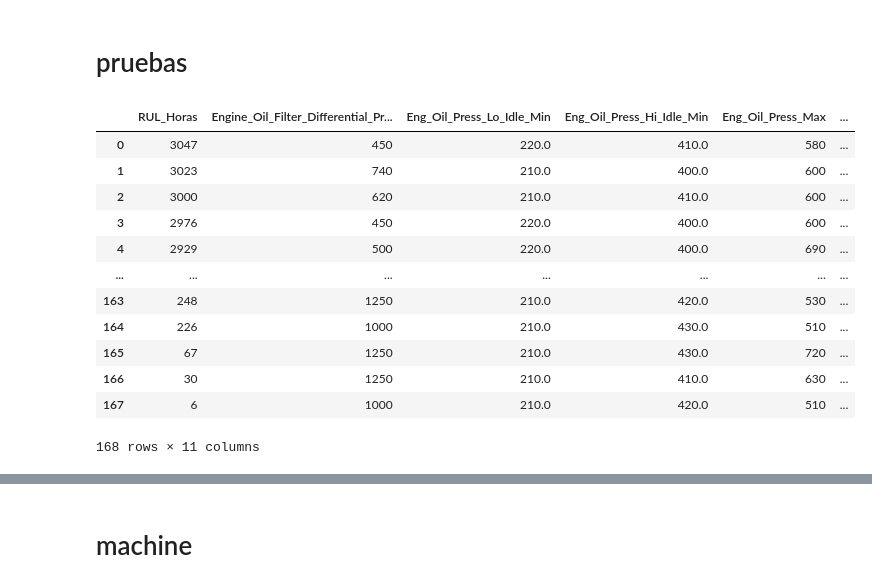
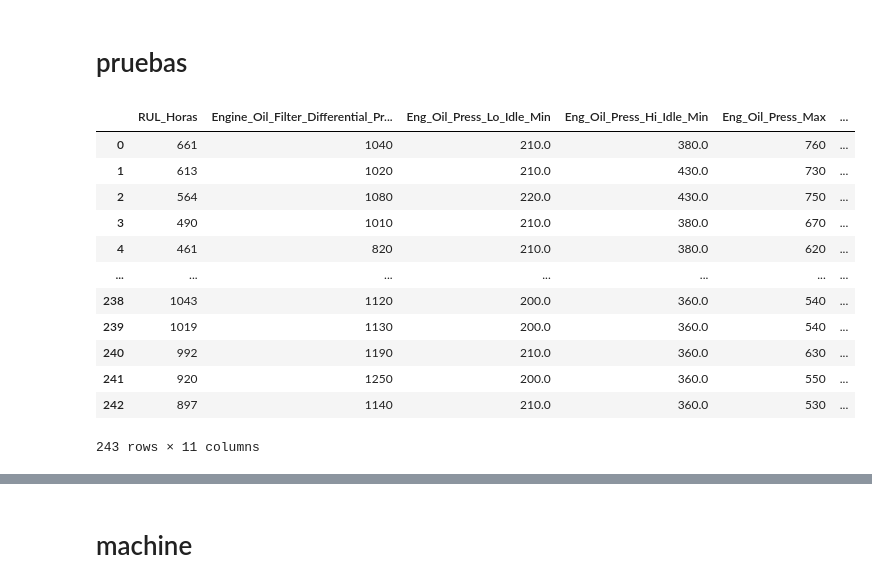
Before and after one commit to ETorresSacha/Prediccion-RULL, a Jupyter notebook: analisis_datos_reto.ipynb, the cells around one changed output, grey strips where cells are left out. Saved outputs shown, nothing was run; the diff lists cells and outputs as text; code cells hidden in the pictures.

```diff
--- a/analisis_datos_reto.ipynb
+++ b/analisis_datos_reto.ipynb
@@ -113,28 +113,28 @@ importancess.head(20)
 # pruebas
 # %%
 # Seleccionamos el tipo de equipo
-data_C314 = data[data['equipment'] == 'C314']
+data_C332 = data[data['equipment'] == 'C332']
 # SERÁ ELIMNADO, SOLO ES PARA HACER LA PRUEBAS
-t=data_C314.copy()
+t=data_C332.copy()
 
 t = t.iloc[:,3:]
 # Reemplazar todos los NaN por 0
-t = t.fillna(0)
+#t = t.fillna(0)
 t = t[['RUL_Horas','Engine_Oil_Filter_Differential_Pressure','Eng_Oil_Press_Lo_Idle_Min','Eng_Oil_Press_Hi_Idle_Min',
                'Eng_Oil_Press_Max','Eng_Oil_Temp_Max','Engine_Coolant_Temp_Max',
                'Motor_A_Power_Max','Motor_B_Power_Max','DC_Power_Max','Ciclo']]
 t.reset_index(drop=True)
 # %% [output]
 |  | RUL_Horas | Engine_Oil_Filter_Differential_Pr... | Eng_Oil_Press_Lo_Idle_Min | Eng_Oil_Press_Hi_Idle_Min | Eng_Oil_Press_Max | ... |
-| 0 | 3047 | 450 | 220.0 | 410.0 | 580 | ... |
-| 1 | 3023 | 740 | 210.0 | 400.0 | 600 | ... |
-| 2 | 3000 | 620 | 210.0 | 410.0 | 600 | ... |
-| 3 | 2976 | 450 | 220.0 | 400.0 | 600 | ... |
-| 4 | 2929 | 500 | 220.0 | 400.0 | 690 | ... |
+| 0 | 661 | 1040 | 210.0 | 380.0 | 760 | ... |
+| 1 | 613 | 1020 | 210.0 | 430.0 | 730 | ... |
+| 2 | 564 | 1080 | 220.0 | 430.0 | 750 | ... |
+| 3 | 490 | 1010 | 210.0 | 380.0 | 670 | ... |
+| 4 | 461 | 820 | 210.0 | 380.0 | 620 | ... |
 | ... | ... | ... | ... | ... | ... | ... |
-| 163 | 248 | 1250 | 210.0 | 420.0 | 530 | ... |
-| 164 | 226 | 1000 | 210.0 | 430.0 | 510 | ... |
-| 165 | 67 | 1250 | 210.0 | 430.0 | 720 | ... |
-| 166 | 30 | 1250 | 210.0 | 410.0 | 630 | ... |
-| 167 | 6 | 1000 | 210.0 | 420.0 | 510 | ... |
+| 238 | 1043 | 1120 | 200.0 | 360.0 | 540 | ... |
+| 239 | 1019 | 1130 | 200.0 | 360.0 | 540 | ... |
+| 240 | 992 | 1190 | 210.0 | 360.0 | 630 | ... |
+| 241 | 920 | 1250 | 200.0 | 360.0 | 550 | ... |
+| 242 | 897 | 1140 | 210.0 | 360.0 | 530 | ... |
-168 rows × 11 columns
+243 rows × 11 columns
```
Also changed, not shown: parts of 10 cells of this notebook.
